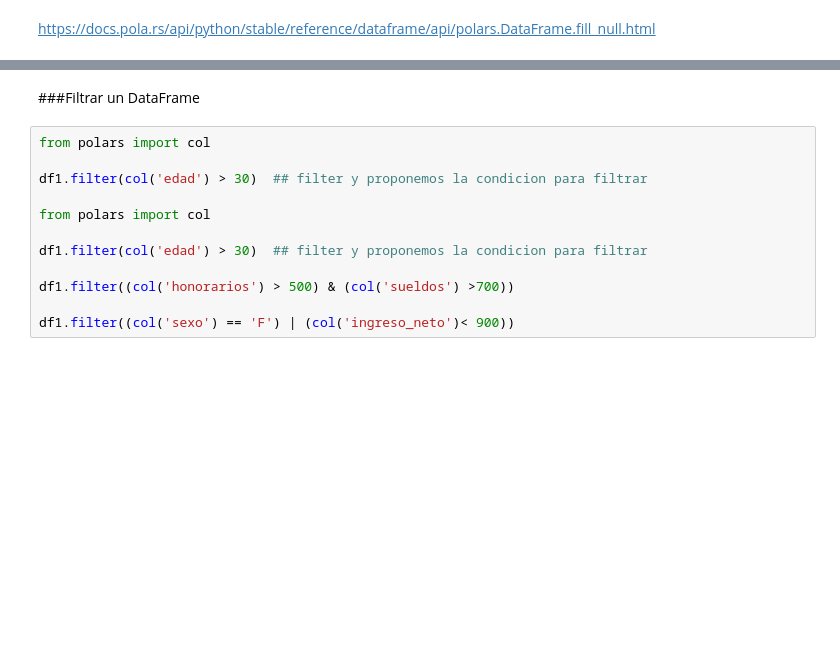
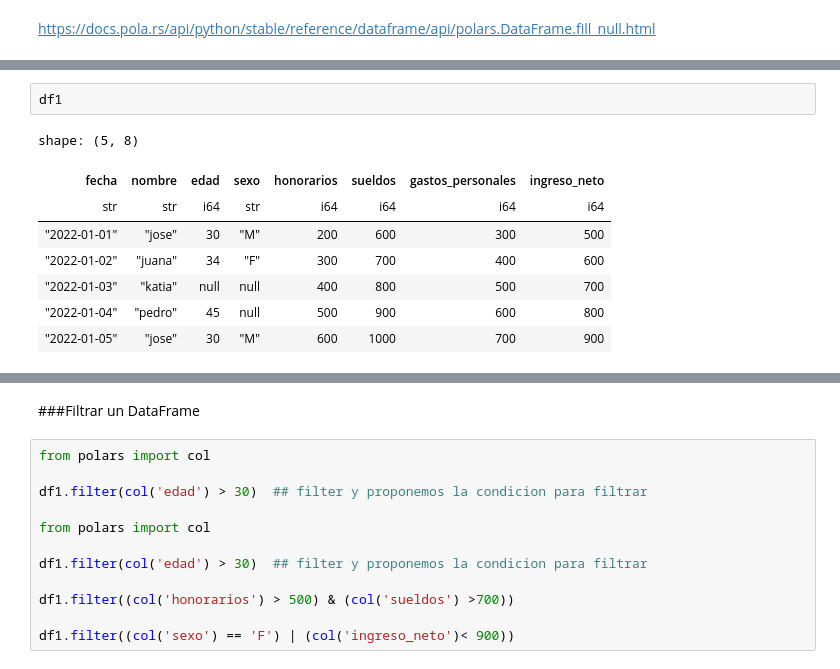
Before and after one commit to Viny2030/polars, a Jupyter notebook: The_Polar_Express_Cheatsheet___polars_🐻_❄️.ipynb, the cells around one changed output, grey strips where cells are left out. Cells and saved outputs as stored; diff of their text form; blank space fills up the shorter version.

```diff
--- a/The_Polar_Express_Cheatsheet___polars_🐻_❄️.ipynb
+++ b/The_Polar_Express_Cheatsheet___polars_🐻_❄️.ipynb
@@ -868,0 +1553,11 @@ df1.fill_null(value=pl.col('edad').max()) ####Relleno con la media
+# %%
+df1
+# %% [output]
+shape: (5, 8)
+| fecha | nombre | edad | sexo | honorarios | sueldos | gastos_personales | ingreso_neto |
+| str | str | i64 | str | i64 | i64 | i64 | i64 |
+| "2022-01-01" | "jose" | 30 | "M" | 200 | 600 | 300 | 500 |
+| "2022-01-02" | "juana" | 34 | "F" | 300 | 700 | 400 | 600 |
+| "2022-01-03" | "katia" | null | null | 400 | 800 | 500 | 700 |
+| "2022-01-04" | "pedro" | 45 | null | 500 | 900 | 600 | 800 |
+| "2022-01-05" | "jose" | 30 | "M" | 600 | 1000 | 700 | 900 |
```
Also changed, not shown: parts of 181 cells of this notebook.
